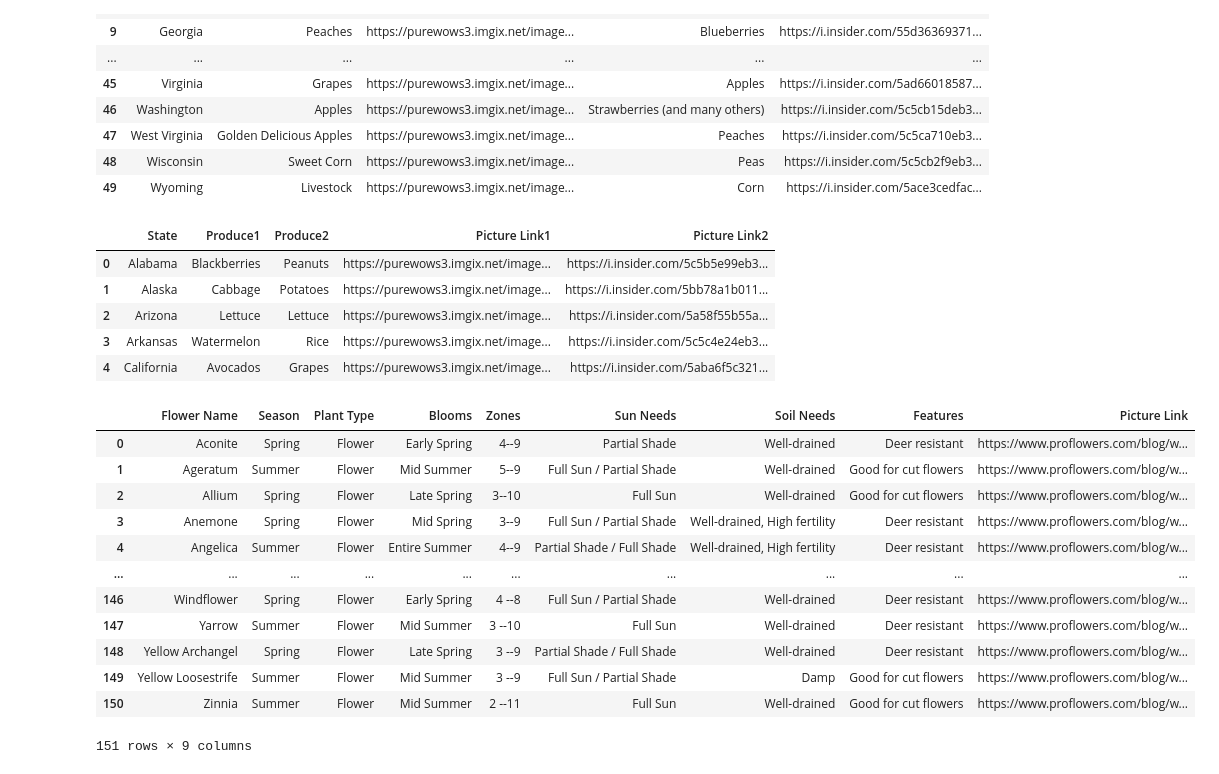
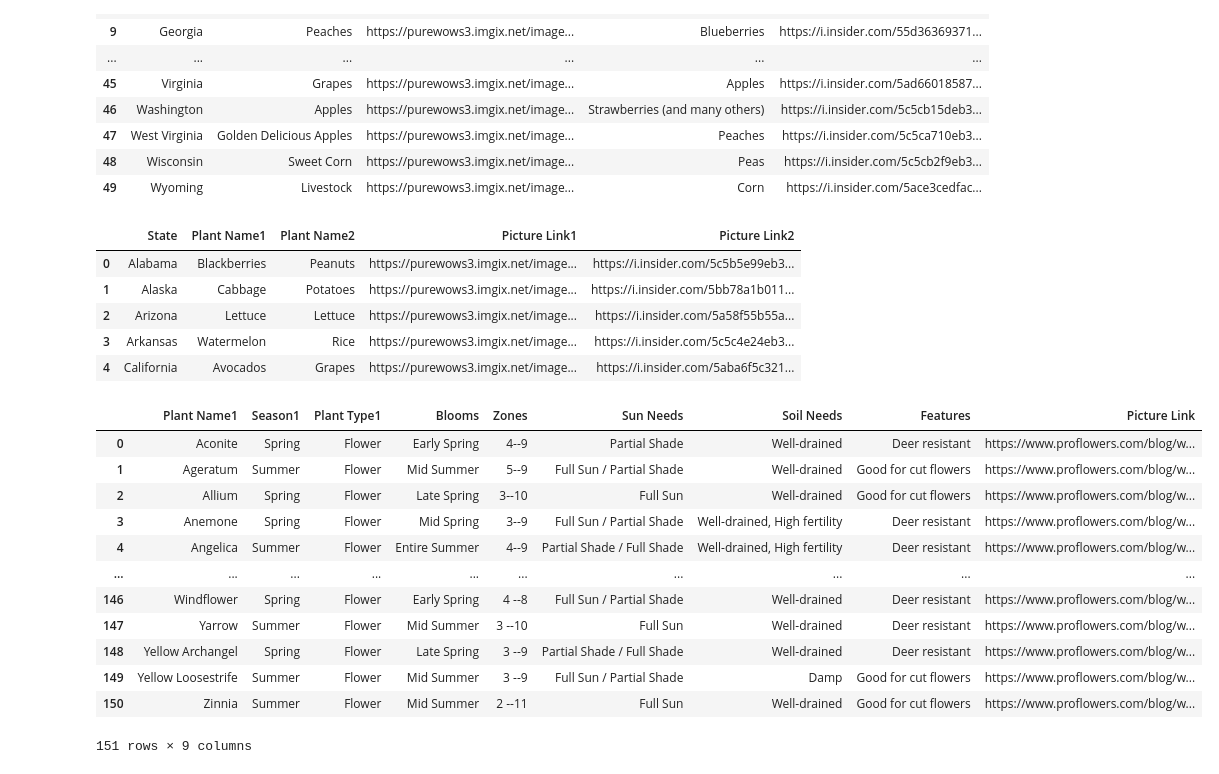
Before and after one commit to Lizbetheli/specialized-garden, a Jupyter notebook: data_merge.ipynb, the cells around one changed output. Saved outputs shown, nothing was run; the diff lists cells and outputs as text; code cells hidden in the pictures.

```diff
--- a/data_merge.ipynb
+++ b/data_merge.ipynb
@@ -34,28 +34,29 @@ states_produce
 states_produce_df = states_produce[['State', '0_x','Produce', '0_y','Image_link' ]]
 
 #Rename columns
-states_produce_df= states_produce_df.rename(columns={ '0_x': 'Produce1','Produce': 'Produce2', '0_y': 'Picture Link1',
+states_produce_df= states_produce_df.rename(columns={ '0_x': 'Plant Name1','Produce': 'Plant Name2', '0_y': 'Picture Link1',
                                                      'Image_link': 'Picture Link2'})
 
 states_produce_df.to_csv('Resources/states_merged.csv')
 states_produce_df.head()
 # %% [output]
-|  | State | Produce1 | Produce2 | Picture Link1 | Picture Link2 |
+|  | State | Plant Name1 | Plant Name2 | Picture Link1 | Picture Link2 |
 | 0 | Alabama | Blackberries | Peanuts | https://purewows3.imgix.net/image... | https://i.insider.com/5c5b5e99eb3... |
 | 1 | Alaska | Cabbage | Potatoes | https://purewows3.imgix.net/image... | https://i.insider.com/5bb78a1b011... |
 | 2 | Arizona | Lettuce | Lettuce | https://purewows3.imgix.net/image... | https://i.insider.com/5a58f55b55a... |
 | 3 | Arkansas | Watermelon | Rice | https://purewows3.imgix.net/image... | https://i.insider.com/5c5c4e24eb3... |
 | 4 | California | Avocados | Grapes | https://purewows3.imgix.net/image... | https://i.insider.com/5aba6f5c321... |
 # %%
-flowers_df=flowers_data.rename(columns={ 'Blooms in': 'Blooms'})
-flowers_n=flowers_df[['Season2','Season']] = flowers_df.Blooms.str.split(expand=True)
+flowers_df=flowers_data.rename(columns={ 'Blooms in': 'Blooms', 'Flower Name': 'Plant Name1'})
+flowers_n=flowers_df[['Season2','Season1']] = flowers_df.Blooms.str.split(expand=True)
 flowers_clean = flowers_df.join(flowers_n)
 flowers_new= flowers_clean.drop(['Season2',0,1 ], axis=1)
-flowers_new['Plant Type']= 'Flower'
-flowers_final =flowers_new.reindex(columns= ['Flower Name', 'Season', 'Plant Type','Blooms', 'Zones', 'Sun Needs','Soil Needs', 'Features', 'Picture Link'])
+flowers_new['Plant Type1']= 'Flower'
+flowers_final =flowers_new.reindex(columns= ['Plant Name1', 'Season1', 'Plant Type1','Blooms', 'Zones', 'Sun Needs','Soil Needs', 'Features', 'Picture Link'])
+flowers_final.to_csv('Resources/Final_flowers_data.csv')
 flowers_final
 # %% [output]
-|  | Flower Name | Season | Plant Type | Blooms | Zones | Sun Needs | Soil Needs | Features | Picture Link |
+|  | Plant Name1 | Season1 | Plant Type1 | Blooms | Zones | Sun Needs | Soil Needs | Features | Picture Link |
 | 0 | Aconite | Spring | Flower | Early Spring | 4--9 | Partial Shade | Well-drained | Deer resistant | https://www.proflowers.com/blog/w... |
 | 1 | Ageratum | Summer | Flower | Mid Summer | 5--9 | Full Sun / Partial Shade | Well-drained | Good for cut flowers | https://www.proflowers.com/blog/w... |
 | 2 | Allium | Spring | Flower | Late Spring | 3--10 | Full Sun | Well-drained | Good for cut flowers | https://www.proflowers.com/blog/w... |
```
Also changed, not shown: parts of 4 cells of this notebook, 4 other files.
